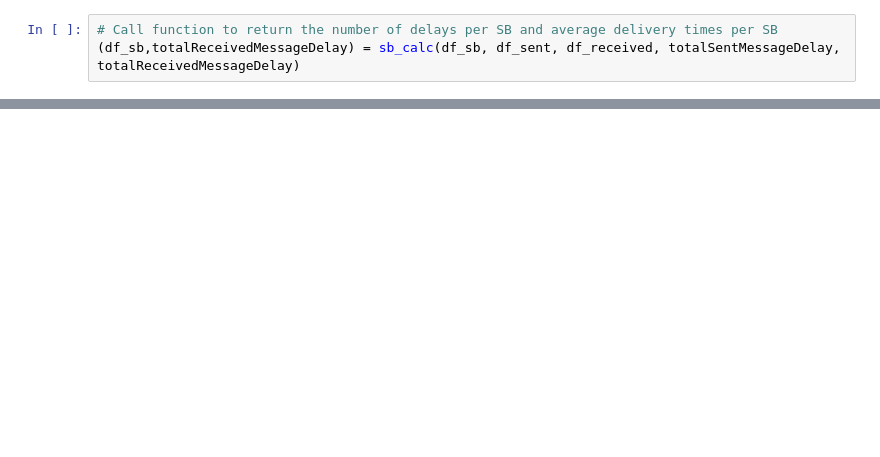
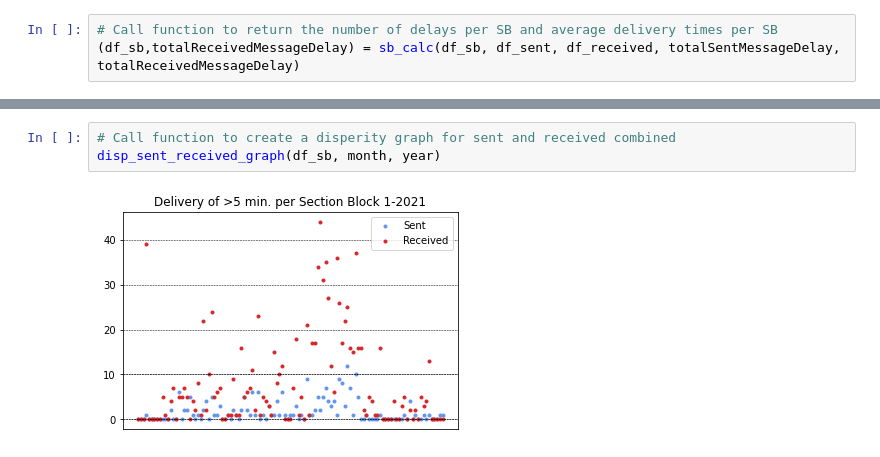
Before and after one commit to dacoster90/Communication-Analyzer, a Jupyter notebook: january_2021.ipynb, the cells around one changed output, grey strips where cells are left out. Saved outputs shown, nothing was run; the diff lists cells and outputs as text; blank space fills up the shorter version.

```diff
--- a/january_2021.ipynb
+++ b/january_2021.ipynb
@@ -49,0 +62,5 @@ del no_use_variable # deleting the variable with no use - The function is also u
+# %%
+# Call function to create a disperity graph for sent and received combined
+disp_sent_received_graph(df_sb, month, year)
+# %% [output]
+[figure, added]
```
Also changed, not shown: parts of 14 cells of this notebook, 1 other file.
